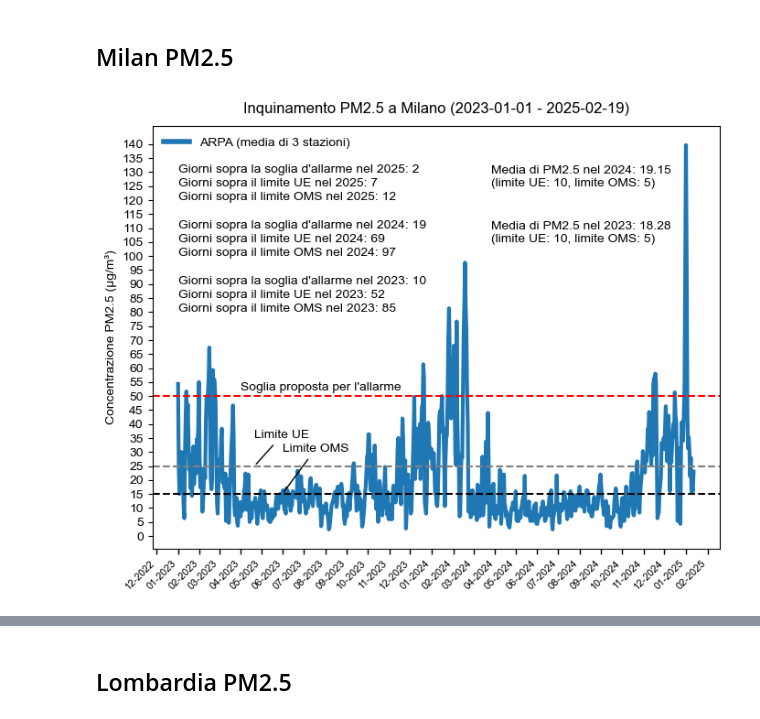
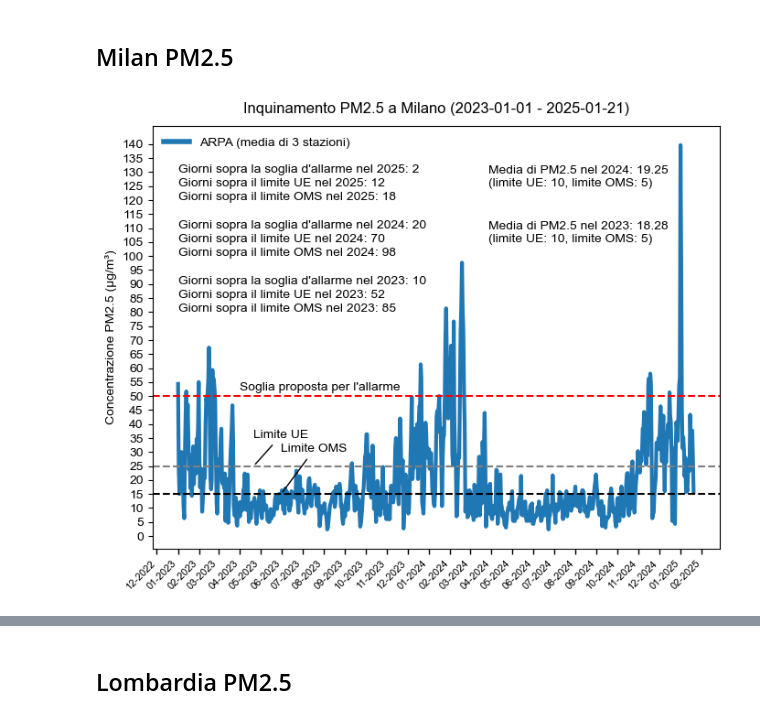
Before and after one commit to miargentieri/air-pollution-milan, a Jupyter notebook: air-pollution-graphs.ipynb, the cells around one changed output, grey strips where cells are left out. Saved outputs shown, nothing was run; the diff lists cells and outputs as text; code cells hidden in the pictures.

```diff
--- a/air-pollution-graphs.ipynb
+++ b/air-pollution-graphs.ipynb
@@ -16,8 +16,8 @@ now = now.strftime('%Y-%m-%d')
 path = './data/Dati_sensori_aria_20240220.csv'
 old_data = pd.read_csv(path)
 
-# load this year's arpa sensor data - downloaded 13 Jan 2025 from: https://www.dati.lombardia.it/Ambiente/Dati-sensori-aria/nicp-bhqi/about_data
-path = './data/Dati_sensori_aria_20250113.csv'
+# load this year's arpa sensor data - downloaded 21 Jan 2025 from: https://www.dati.lombardia.it/Ambiente/Dati-sensori-aria/nicp-bhqi/about_data
+path = './data/Dati_sensori_aria_20250121.csv'
 data = pd.read_csv(path)
 # %% [markdown]
 ## Milan daily averages of PM2.5
@@ -87,8 +95,10 @@ mean_pm10_lombardia = pd.concat([old_mean_pm10_lombardia, mean_pm10_lombardia],
 # Plots
 # %% [markdown]
 ## Milan PM2.5
-# %%
-# plot
-plot_air_quality_25(mean_milan, 'Milano', '01/01/2023', '2/19/2025')
-# %% [output]
-[figure, removed]
+# %%
+# plot all dates
+plot_air_quality_25_milan(mean_milan, 'Milano', '01/01/2023', '1/21/2025', save=True, annotation=True)
+filepath = './plots/air_quality_pm25_milan_' + 'all_dates' + '.svg'
+plt.savefig(filepath, format='svg', dpi=300, facecolor='w')
+# %% [output]
+[figure, added]
```
Also changed, not shown: parts of 16 cells of this notebook.
